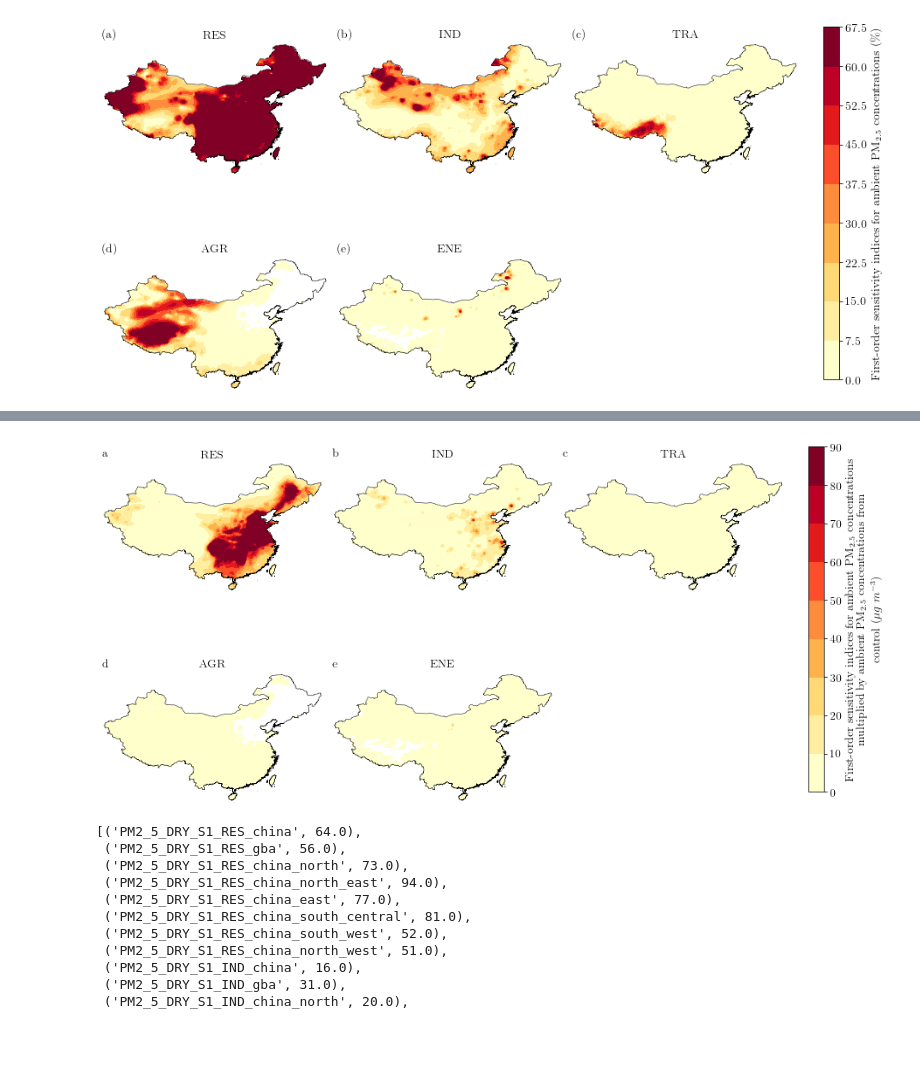
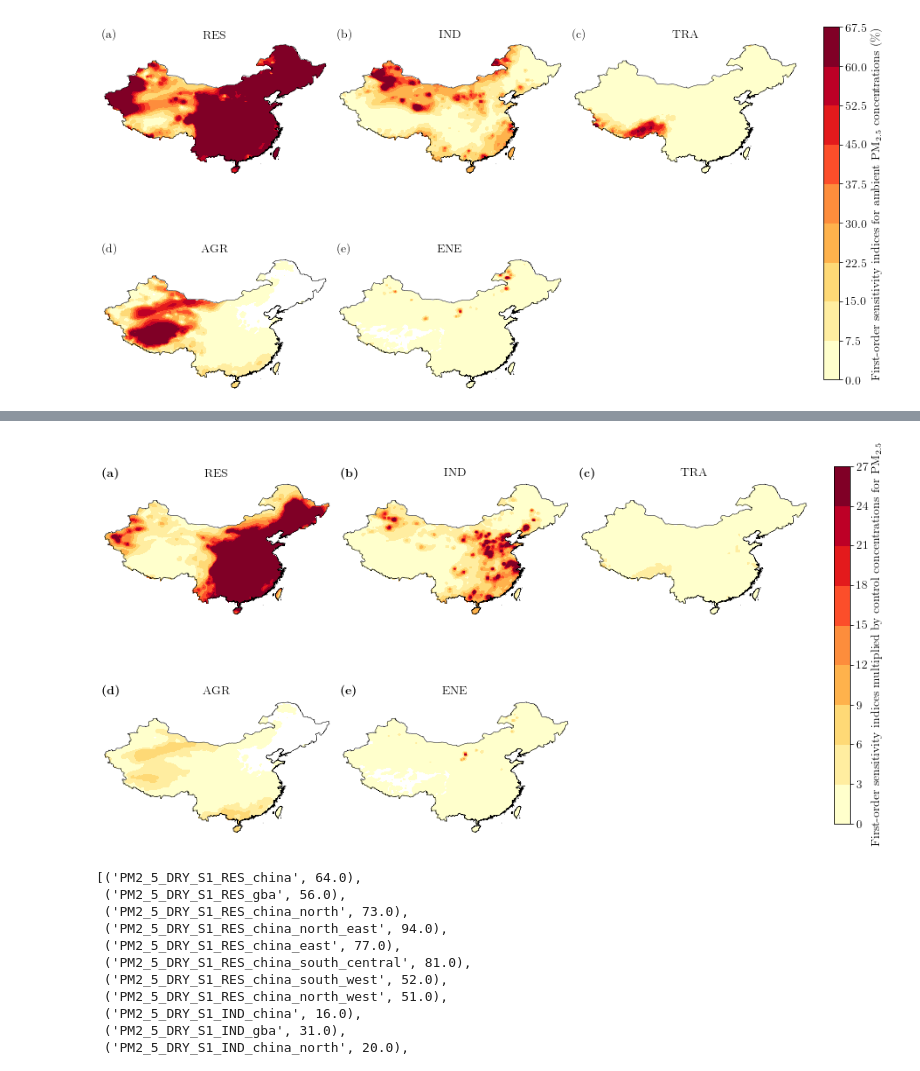
Before and after one commit to lukeconibear/emulator, a Jupyter notebook: emulator_plots.ipynb, the cells around one changed output, grey strips where cells are left out. Saved outputs shown, nothing was run; the diff lists cells and outputs as text; code cells hidden in the pictures; blank space fills up the shorter version.

Commit message:
adding emission plots

```diff
--- a/emulator_plots.ipynb
+++ b/emulator_plots.ipynb
@@ -367,7 +366,7 @@ region = 'China'
 
 sims = ['RES', 'IND', 'TRA', 'AGR', 'ENE']
 levels = {}
-levels.update({'China_PM2_5_DRY':(0,10,20,30,40,50,60,70,80,90,100000)})
+levels.update({'China_PM2_5_DRY': np.linspace(0, 30, 11)})
 levels.update({'GBA_PM2_5_DRY':(0,5,10,15,20,25,30,35,40,45,100000)})
 levels.update({'China_o3':(0,5,10,15,20,25,30,35,40,45,100000)})
 levels.update({'GBA_o3':(0,2.5,5,7.5,10,12.5,15,17.5,20,22.5,100000)})
@@ -392,7 +391,7 @@ levels.update({'GBA_so4_2p5':(0,0.1,0.2,0.3,0.4,0.5,0.6,0.7,0.8,0.9,100000)})
 cmap_colors = {}
 cmap_colors.update({'S1': ['#ffffcc', '#ffeda0', '#fed976', '#feb24c', '#fd8d3c', '#fc4e2a', '#e31a1c', '#bd0026', '#800026']})
 cb_label = {}
-cb_label.update({'S1':'First-order sensitivity indices for ' + label + '\n multiplied by ' + label + ' from\ncontrol ' + units})
+cb_label.update({'S1':'First-order sensitivity indices multiplied by control concentrations for PM$_{2.5}$'})
 plots = [(sim, sens, region, levels[region + '_' + output], cmap_colors[sens], cb_label[sens], label) for sim in sims]
 
 for index, item in enumerate(plots):
@@ -401,8 +400,8 @@ for index, item in enumerate(plots):
         ax.set_extent([73, 135, 18, 54], crs=ccrs.PlateCarree())
         shape_feature = ShapelyFeature(Reader('/nfs/a68/earlacoa/shapefiles/china/china_taiwan_hongkong_macao.shp').geometries(),
                                        ccrs.PlateCarree(), facecolor='none')
-        ax.background_patch.set_visible(False)
-        ax.outline_patch.set_visible(False)
+        ax.patch.set_visible(False)
+        ax.spines['geo'].set_visible(False)
         ax.add_feature(shape_feature, edgecolor='black', linewidth=0.5)
     elif item[2] == 'GBA':
         ax.set_extent([111.3, 115.5, 21.5, 24.5], crs=ccrs.PlateCarree())
@@ -419,39 +418,39 @@ for index, item in enumerate(plots):
         ax.add_feature(shape_feature3, edgecolor='black', linewidth=0.5)
         ax.add_feature(shape_feature4, edgecolor='black', linewidth=0.5)
     norm = matplotlib.colors.Normalize(vmin=item[3][0], vmax=item[3][-2])
     cmap = matplotlib.colors.ListedColormap(list(item[4]))
     im = ax.contourf(xx, yy, ds_sens_ind[item[1] + '_' + item[0]].values * conc.values, item[3],
-                     cmap=cmap, norm=norm, transform=ccrs.PlateCarree())
-    #plt.annotate(r'\textbf{' + chr(97 + index) + '}', xy=(0,1.05), xycoords='axes fraction', fontsize=14, weight='bold')
-    plt.annotate(chr(97 + index), xy=(0,1.05), xycoords='axes fraction', fontsize=14, weight='bold')
+                     cmap=cmap, norm=norm, transform=ccrs.PlateCarree(), extend='max')
+    plt.annotate(r'\textbf{(' + chr(97 + index) + ')}', xy=(0,1.05), xycoords='axes fraction', fontsize=14, weight='bold')
+    #plt.annotate(chr(97 + index), xy=(0,1.05), xycoords='axes fraction', fontsize=14, weight='bold')
     plt.title(item[0], size=14)
 
 fig.canvas.draw()
 gs.tight_layout(fig, rect=[0, 0, 0.95, 0.95], h_pad=1, w_pad=1)
 
 plt.draw()
 
 ax_cbar = fig.add_axes([0.97, 0.15, 0.02, 0.7])
 sm = plt.cm.ScalarMappable(
     norm=matplotlib.colors.Normalize(vmin=levels[region + '_' + output][0], vmax=levels[region + '_' + output][-2]),
     cmap=im.cmap
 )
 sm.set_array([])
 cb = plt.colorbar(
     sm,
     cax=ax_cbar,
     norm=matplotlib.colors.Normalize(vmin=levels[region + '_' + output][0], vmax=levels[region + '_' + output][-2]),
     cmap=cmap_colors[sens],
     ticks=levels[region + '_' + output][0:-1]
 )
 cb.set_label(cb_label[sens], size=14)
 cb.ax.tick_params(labelsize=14)
 
-#plt.savefig(path + output + '/' + output + '_' + region + '_compare_abs.png', dpi=700, alpha=True, bbox_inches='tight')
-#plt.savefig(path + output + '/' + output + '_' + region + '_compare_abs.eps', format='eps', dpi=700, alpha=True, bbox_inches='tight')
+plt.savefig('/nfs/b0122/Users/earlacoa/png/paper_aia_emulator/sens_compare_abs.png', dpi=700, alpha=True, bbox_inches='tight')
+plt.savefig('/nfs/b0122/Users/earlacoa/png/paper_aia_emulator/sens_compare_abs.eps', format='eps', dpi=700, alpha=True, bbox_inches='tight')
 plt.show()
 # %% [output]
-[figure, old version]
+[figure, new version]
 # %%
 # crop sensitivities per region
 regions = {
```
Also changed, not shown: parts of 13 cells of this notebook, 4 other files.
